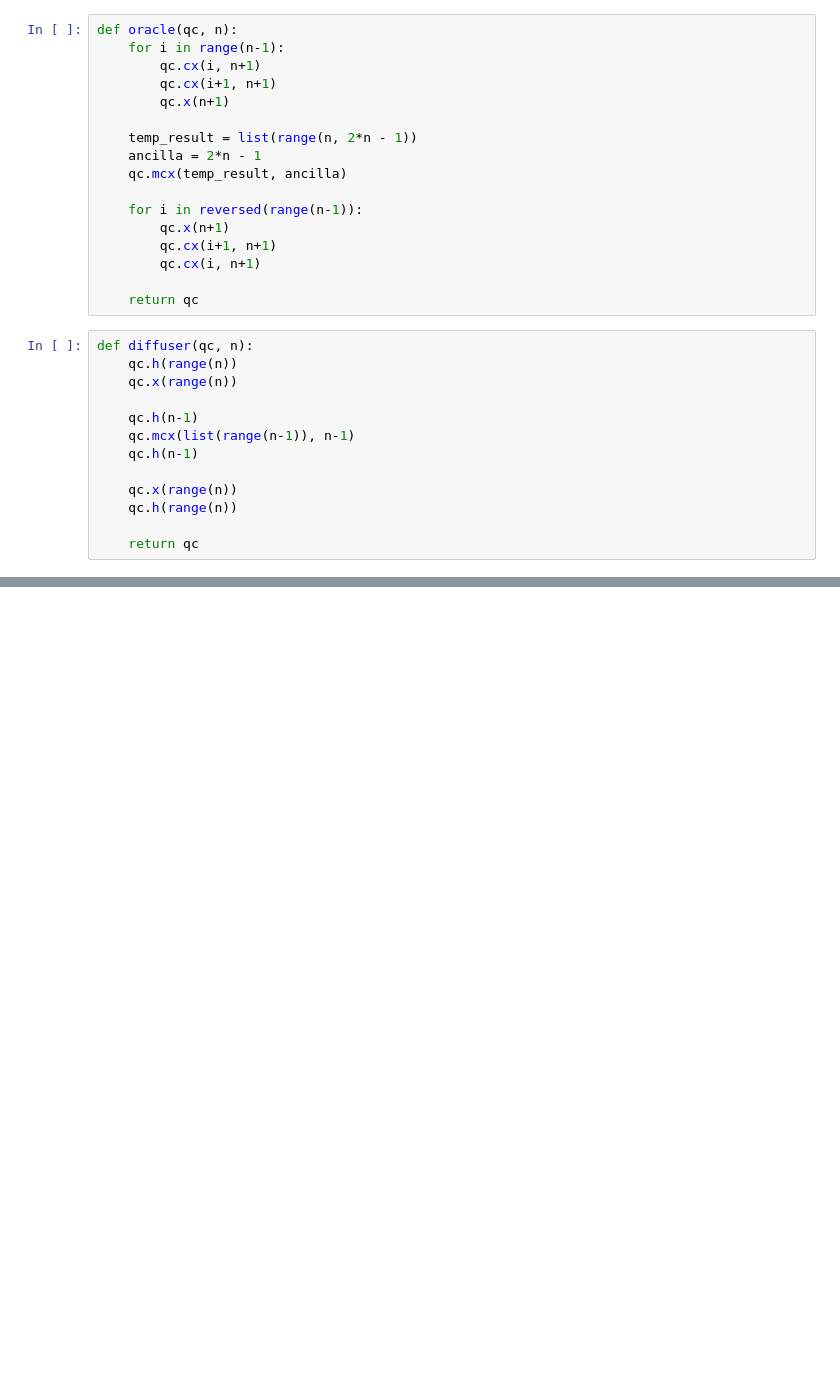
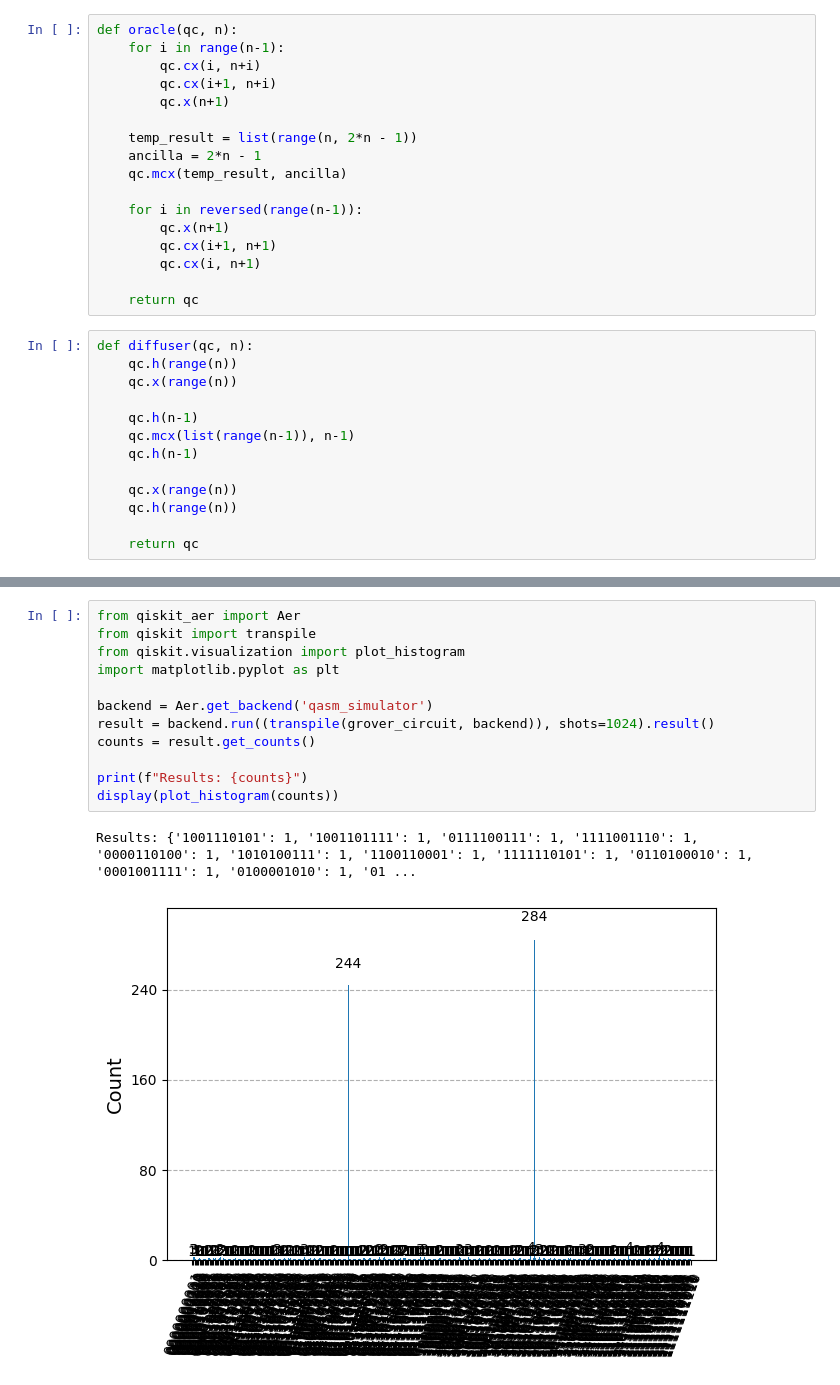
Before and after one commit to emiliaburdak/Quantum-algorithms, a Jupyter notebook: Qunatum_Algorithms/Grovers_Algorithm/Grovers_Algorithm.ipynb, the cells around one changed output, grey strips where cells are left out. Saved outputs shown, nothing was run; the diff lists cells and outputs as text; blank space fills up the shorter version.

```diff
--- a/Qunatum_Algorithms/Grovers_Algorithm/Grovers_Algorithm.ipynb
+++ b/Qunatum_Algorithms/Grovers_Algorithm/Grovers_Algorithm.ipynb
@@ -1,8 +1,8 @@
 # %%
 def oracle(qc, n):
     for i in range(n-1):
-        qc.cx(i, n+1)
-        qc.cx(i+1, n+1)
+        qc.cx(i, n+i)
+        qc.cx(i+1, n+i)
         qc.x(n+1)
 
     temp_result = list(range(n, 2*n - 1))
@@ -54,0 +58,15 @@ grover_circuit = grover(n)
+# %%
+from qiskit_aer import Aer
+from qiskit import transpile
+from qiskit.visualization import plot_histogram
+import matplotlib.pyplot as plt
+
+backend = Aer.get_backend('qasm_simulator')
+result = backend.run((transpile(grover_circuit, backend)), shots=1024).result()
+counts = result.get_counts()
+
+print(f"Results: {counts}")
+display(plot_histogram(counts))
+# %% [output]
+Results: {'1001110101': 1, '1001101111': 1, '0111100111': 1, '1111001110': 1, '0000110100': 1, '1010100111': 1, '1100110001': 1, '1111110101': 1, '0110100010': 1, '0001001111': 1, '0100001010': 1, '01 ...
+[figure, added]
```
Also changed, not shown: parts of 1 cell of this notebook.
